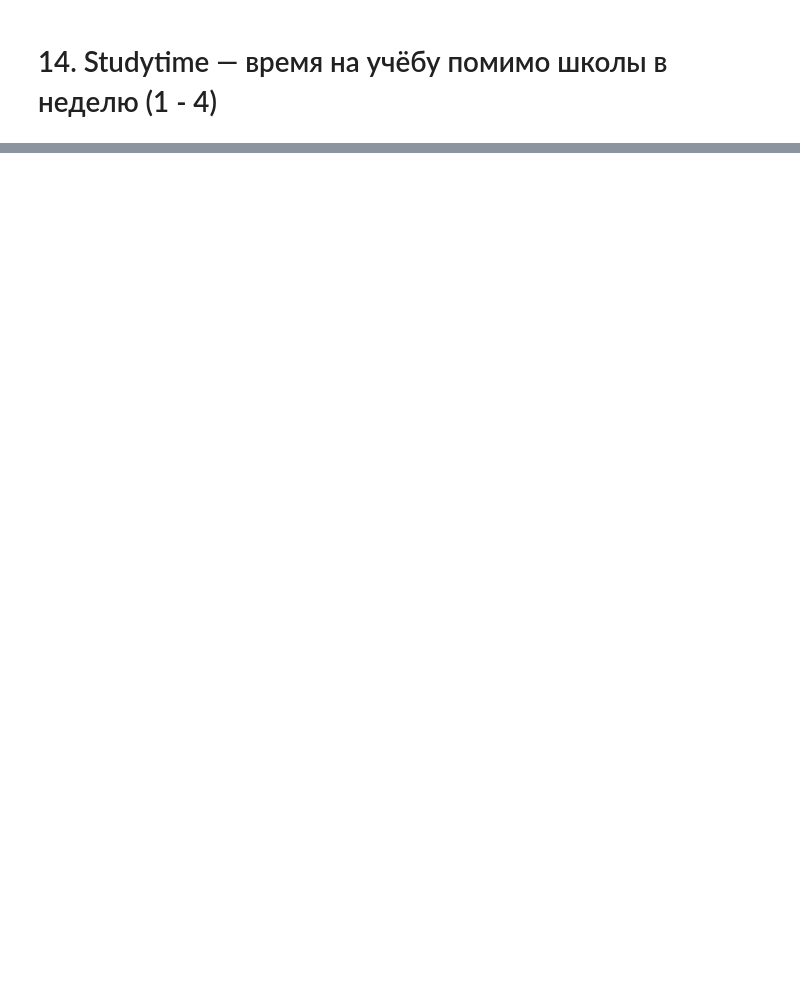
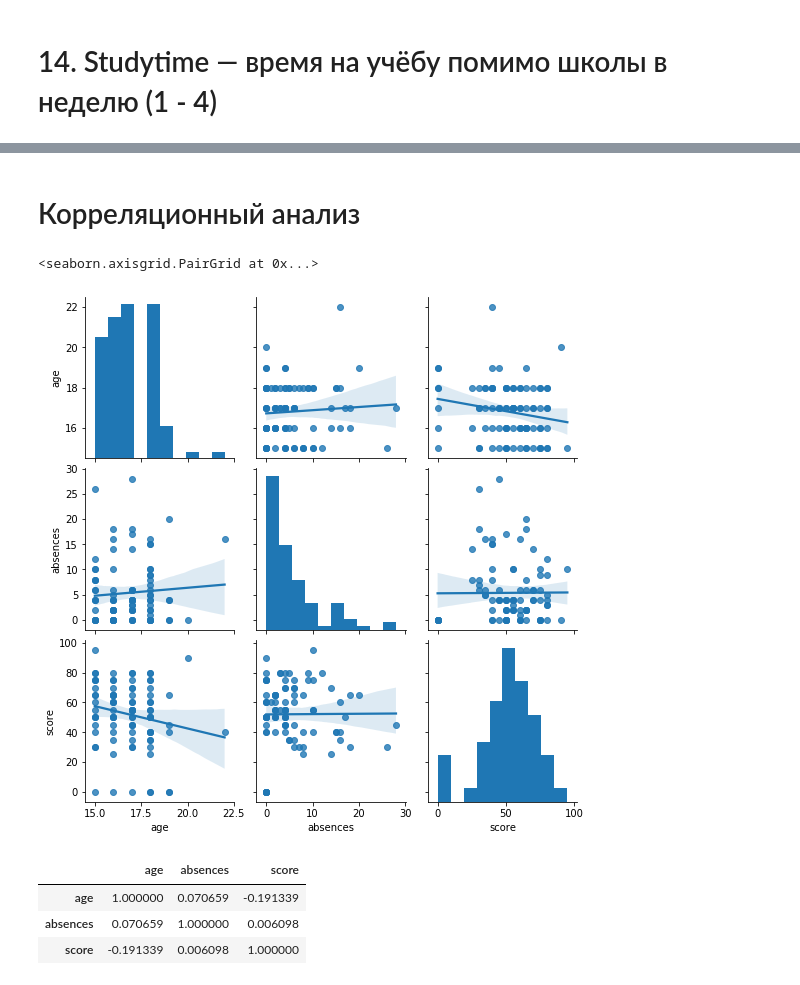
Before and after one commit to mshashanov/skillfactory_rds, a Jupyter notebook: module_2/eda_stud_math.ipynb, the cells around one changed output, grey strips where cells are left out. Saved outputs shown, nothing was run; the diff lists cells and outputs as text; code cells hidden in the pictures; blank space fills up the shorter version.

```diff
--- a/module_2/eda_stud_math.ipynb
+++ b/module_2/eda_stud_math.ipynb
@@ -535,0 +812,15 @@ Name: nursery, dtype: int64
+# %% [markdown]
+# Корреляционный анализ
+# %%
+numeric_columns = ['age', 'absences', 'score']
+sns.pairplot(df[numeric_columns], kind = 'reg')
+# %% [output]
+<seaborn.axisgrid.PairGrid at 0x...>
+[figure, added]
+# %%
+df[numeric_columns].corr()
+# %% [output]
+|  | age | absences | score |
+| age | 1.000000 | 0.070659 | -0.191339 |
+| absences | 0.070659 | 1.000000 | 0.006098 |
+| score | -0.191339 | 0.006098 | 1.000000 |
```
Also changed, not shown: parts of 77 cells of this notebook.
